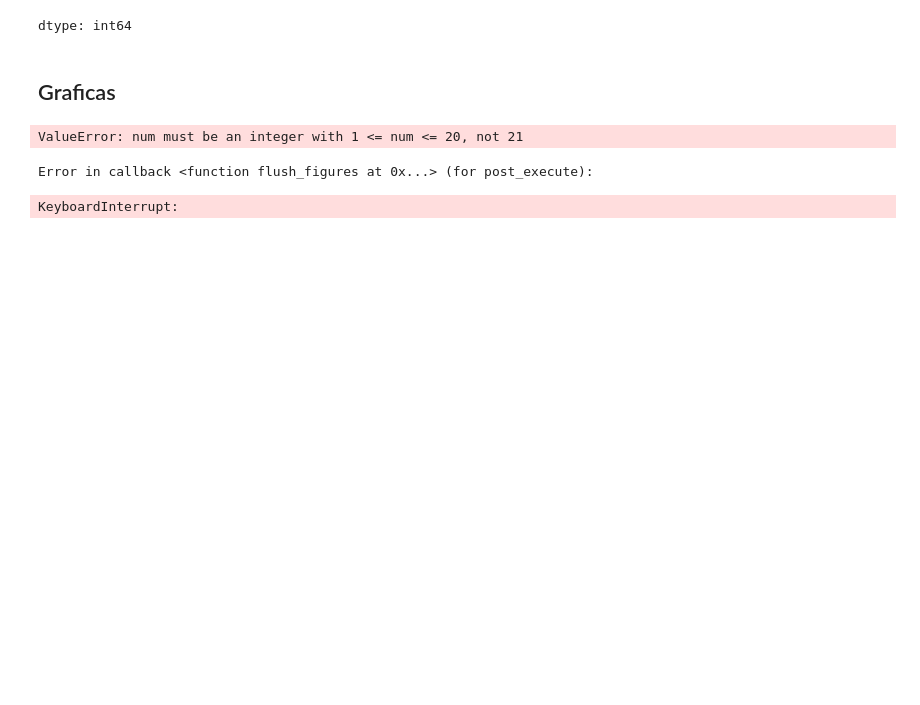
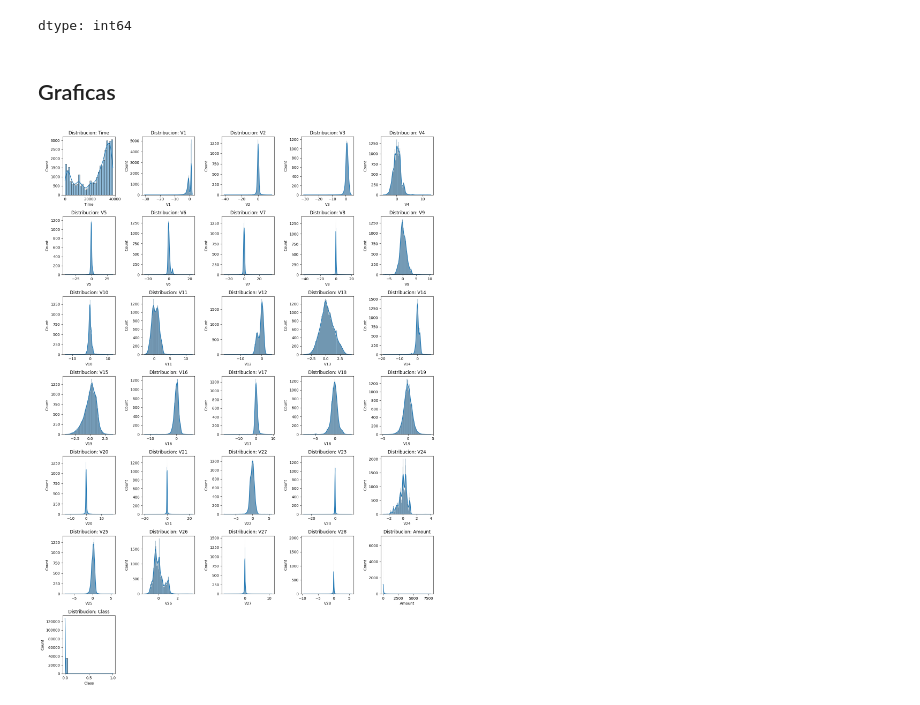
Before and after one commit to ochamodev/data_science_at_work_project_final, a Jupyter notebook: DS_Research_Final.ipynb, the cells around one changed output. Saved outputs shown, nothing was run; the diff lists cells and outputs as text; code cells hidden in the pictures; blank space fills up the shorter version.

```diff
--- a/DS_Research_Final.ipynb
+++ b/DS_Research_Final.ipynb
@@ -131,25 +156,18 @@ dtype: int64
 # %%
 # convert columns to list
 columns_to_graph = df.columns.tolist()
+num_columns = len(columns_to_graph)
+
+cols = 5
+rows = math.ceil(num_columns / cols)
 
 # histograms for each column
-plt.figure(figsize=(15, 12))
+plt.figure(figsize=(15, rows * 3))
 for i, col in enumerate(columns_to_graph, 1):
-    plt.subplot(4, 5, i)
+    plt.subplot(rows, cols, i)
     sns.histplot(df[col], kde=True)
-    plt.title(f'Distribution: {col}')
+    plt.title(f'Distribucion: {col}')
 plt.tight_layout()
 plt.show()
-
-# boxplots to detect outliers
-plt.figure(figsize=(15, 12))
-for i, col in enumerate(columns_to_graph, 1):
-    plt.subplot(4, 5, i)
-    sns.boxplot(x=df[col])
-    plt.title(f'Boxplot: {col}')
-plt.tight_layout()
-plt.show()
 # %% [output]
-ValueError: num must be an integer with 1 <= num <= 20, not 21
-Error in callback <function flush_figures at 0x...> (for post_execute):
-KeyboardInterrupt:
+[figure, added]
```
Also changed, not shown: parts of 18 cells of this notebook.
